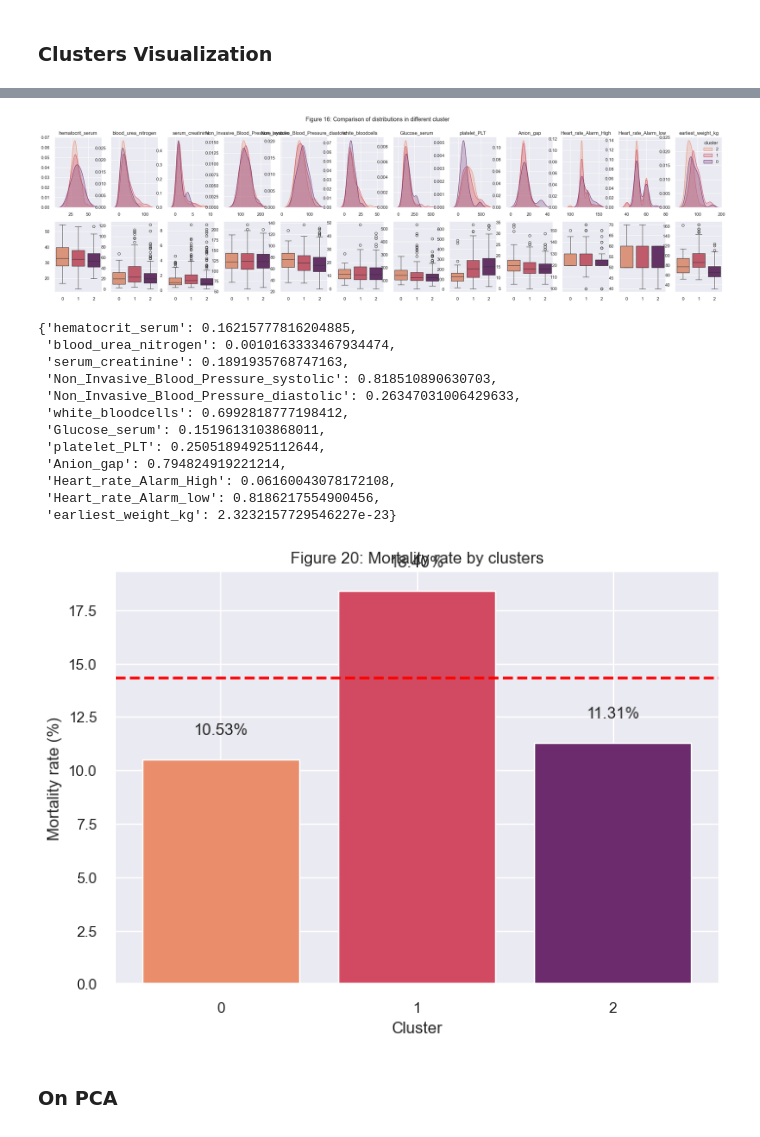
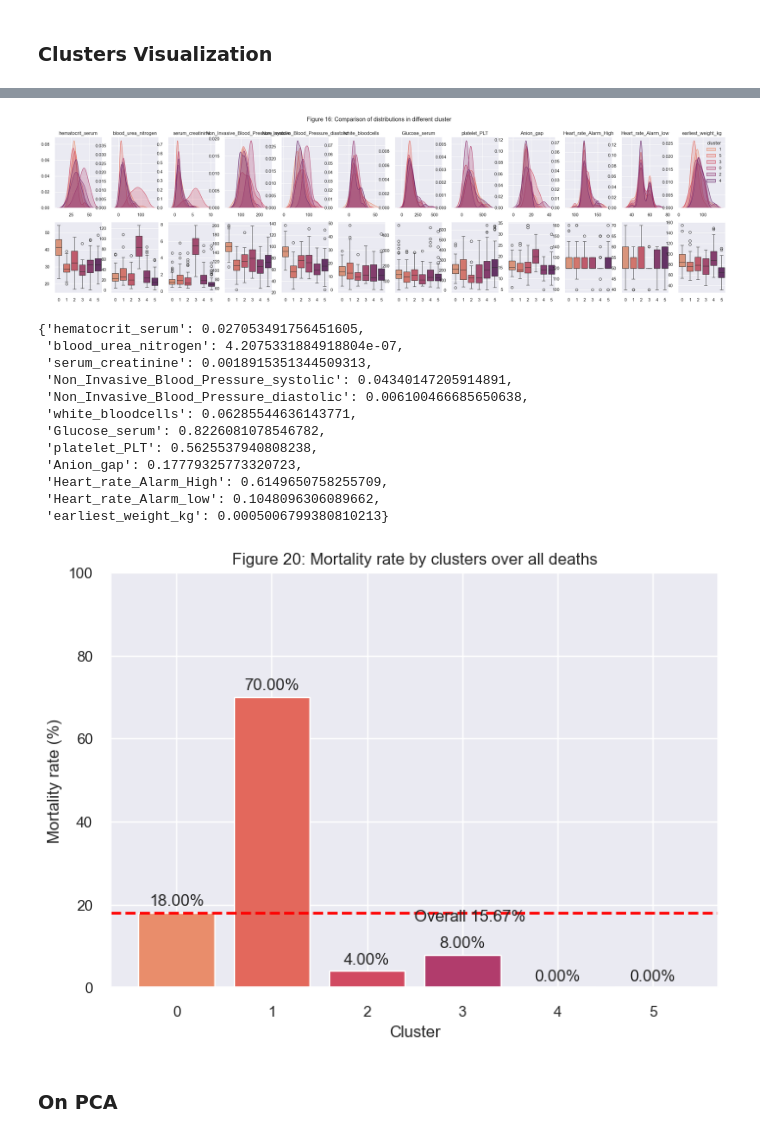
Before and after one commit to luluilmaknun/COMP90089, a Jupyter notebook: clustering_analysis/code_pheno.ipynb, the cells around one changed output, grey strips where cells are left out. Cells and saved outputs as stored; diff of their text form; code cells hidden in the pictures.

Commit message:
Revise K-Means clustering with newest phenotype dataset

```diff
--- a/clustering_analysis/code_pheno.ipynb
+++ b/clustering_analysis/code_pheno.ipynb
@@ -282,8 +212,0 @@ Mortality rate drawn from dataset is approximately $15.67\%$. Older people have
-# %%
-fig, axes = plt.subplots(4,3, figsize=(10,10))
-
-for i, col in enumerate(features_kde):
-    df_clean[col].plot(ax=axes[i//3, i%3-1], kind='kde', title=col)
-
-plt.tight_layout()
-plt.show()
@@ -436,7 +260,7 @@ One of the feature of standard scaling is that, we can detect outliers by filter
 # Outliers detection for each features
 X_cleaned = pd.DataFrame(X_scaled)
 X_cleaned = X_scaled[(np.abs(X_scaled) < 3.5).all(axis=1)]
-df_clean = df_clean[(np.abs(X_scaled) < 3.5).all(axis=1)]
+df_clean = df_clean[(np.abs(X_scaled) < 3.5).all(axis=1)].reset_index(drop=True)
 print("Number of cleaned record is", len(X_cleaned))
 X_cleaned
 # %% [output]
@@ -527,6 +351,6 @@ visualizer.show()
 <Axes: title={'center': 'Distortion Score Elbow for KMeans Clustering'}, xlabel='k', ylabel='distortion score'>
 # %%
-optimal_cluster = 3
+optimal_cluster = 6
 # %% [markdown]
 ## 5.2. Fitting the model
 # %%
@@ -614,0 +412,4 @@ Percentage of women and men (respectively) 99.4 and 0.6
+# %%
+for i in range(5):
+    print("====================== Cluster %s =========================" % (i))
+    stat_cum(i)
@@ -615,41 +477,42 @@ Percentage of women and men (respectively) 99.4 and 0.6
 # %%
-plot_mean_difference(df_clean, 'cluster', "Figure 16: Comparison of distributions in different cluster", colours=cluster_colors)
+plot_mean_difference(df_clean, 'cluster', "Figure 16: Comparison of distributions in different cluster", colours=palette, features_kde=features_kde)
 # %% [output]
-[figure, old version]
+[figure, new version]
-{'hematocrit_serum': 0.16215777816204885,
- 'blood_urea_nitrogen': 0.0010163333467934474,
- 'serum_creatinine': 0.1891935768747163,
- 'Non_Invasive_Blood_Pressure_systolic': 0.818510890630703,
- 'Non_Invasive_Blood_Pressure_diastolic': 0.26347031006429633,
- 'white_bloodcells': 0.6992818777198412,
- 'Glucose_serum': 0.1519613103868011,
- 'platelet_PLT': 0.25051894925112644,
- 'Anion_gap': 0.794824919221214,
- 'Heart_rate_Alarm_High': 0.06160043078172108,
- 'Heart_rate_Alarm_low': 0.8186217554900456,
- 'earliest_weight_kg': 2.3232157729546227e-23}
+{'hematocrit_serum': 0.027053491756451605,
+ 'blood_urea_nitrogen': 4.2075331884918804e-07,
+ 'serum_creatinine': 0.0018915351344509313,
+ 'Non_Invasive_Blood_Pressure_systolic': 0.04340147205914891,
+ 'Non_Invasive_Blood_Pressure_diastolic': 0.006100466685650638,
+ 'white_bloodcells': 0.06285544636143771,
+ 'Glucose_serum': 0.8226081078546782,
+ 'platelet_PLT': 0.5625537940808238,
+ 'Anion_gap': 0.17779325773320723,
+ 'Heart_rate_Alarm_High': 0.6149650758255709,
+ 'Heart_rate_Alarm_low': 0.1048096306089662,
+ 'earliest_weight_kg': 0.0005006799380810213}
 # %%
 # Mortality rate in each cluster
 mortality_cluster = []
 
 for c in sorted(df_clean['cluster'].unique()):
     sub = df_clean[df_clean.cluster == c]
-    mortality_cluster.append(100 * len(sub[sub.mortality == 'Dead']) / len(sub))
+    mortality_cluster.append(100 * len(sub[sub.mortality == 'Dead']) / df_clean.mortality.value_counts()['Dead'])
 
-plt.bar(["0","1","2"], mortality_cluster, color=cluster_colors)
+plt.bar(["0","1","2","3","4","5"], mortality_cluster, color=palette)
 plt.axhline(y=round(100* len(df_clean[df_clean.mortality == 'Dead']) / len(df_clean),2), color='red', linestyle='--', linewidth=2, label='Mortality rate')
 plt.annotate('Overall 15.67%', xy=(0, 20), xytext=(2.5, 16))
 
 for i, rate in enumerate(mortality_cluster):
     plt.text(i, rate + 1, f'{rate:.2f}%', ha='center', va='bottom')
 
 plt.xlabel("Cluster")
 plt.ylabel("Mortality rate (%)")
-plt.title("Figure 20: Mortality rate by clusters")
+plt.title("Figure 20: Mortality rate by clusters over all deaths")
+plt.ylim([0,100])
 
 plt.show()
 # %% [output]
-[figure, old version]
+[figure, new version]
 # %% [markdown]
 ### On PCA
 # %%
```
Also changed, not shown: parts of 61 cells of this notebook.
